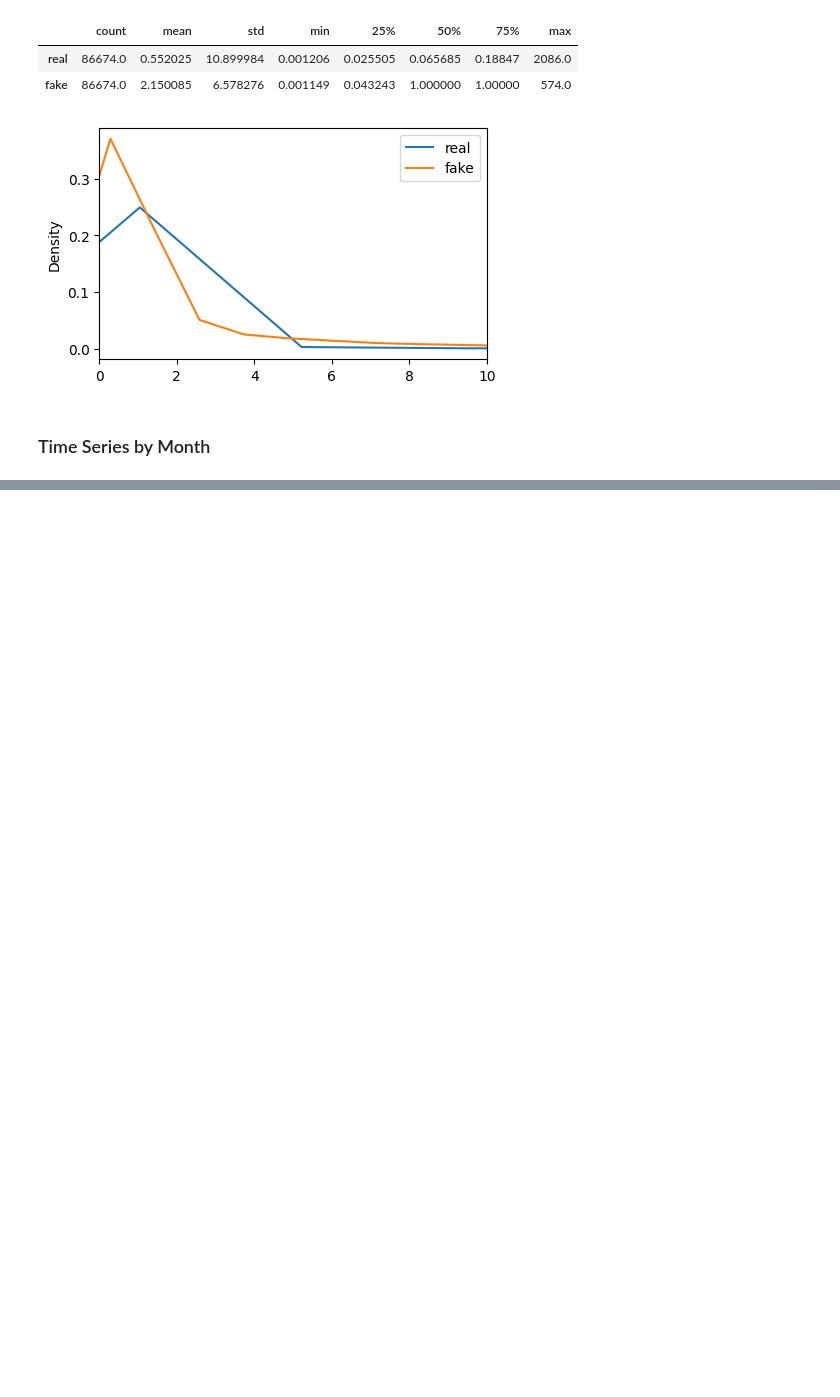
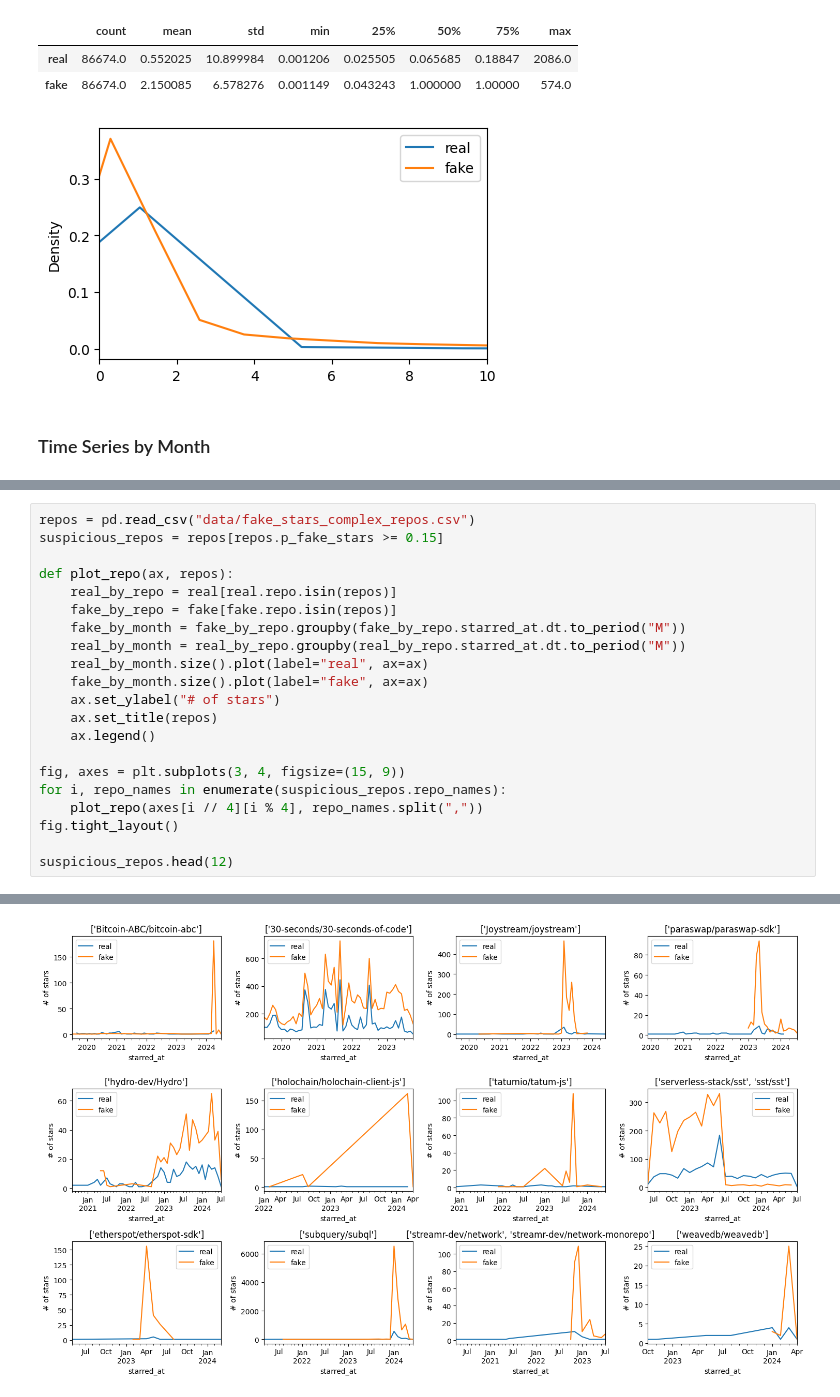
Before and after one commit to hehao98/StarScout, a Jupyter notebook: copycatch_clusters.ipynb, the cells around one changed output, grey strips where cells are left out. Drawn from its saved outputs; the diff is of its cells as text; blank space fills up the shorter version.

```diff
--- a/copycatch_clusters.ipynb
+++ b/copycatch_clusters.ipynb
@@ -109,0 +113,22 @@ fig.tight_layout()
+# %%
+repos = pd.read_csv("data/fake_stars_complex_repos.csv")
+suspicious_repos = repos[repos.p_fake_stars >= 0.15]
+
+def plot_repo(ax, repos):
+    real_by_repo = real[real.repo.isin(repos)]
+    fake_by_repo = fake[fake.repo.isin(repos)]
+    fake_by_month = fake_by_repo.groupby(fake_by_repo.starred_at.dt.to_period("M"))
+    real_by_month = real_by_repo.groupby(real_by_repo.starred_at.dt.to_period("M"))
+    real_by_month.size().plot(label="real", ax=ax)
+    fake_by_month.size().plot(label="fake", ax=ax)
+    ax.set_ylabel("# of stars")
+    ax.set_title(repos)
+    ax.legend()
+
+fig, axes = plt.subplots(3, 4, figsize=(15, 9))
+for i, repo_names in enumerate(suspicious_repos.repo_names):
+    plot_repo(axes[i // 4][i % 4], repo_names.split(","))
+fig.tight_layout()
+
+suspicious_repos.head(12)
+# %% [output]
@@ -109,0 +148 @@ fig.tight_layout()
+[figure, added]
```
Also changed, not shown: parts of 8 cells of this notebook, 1 other file.
